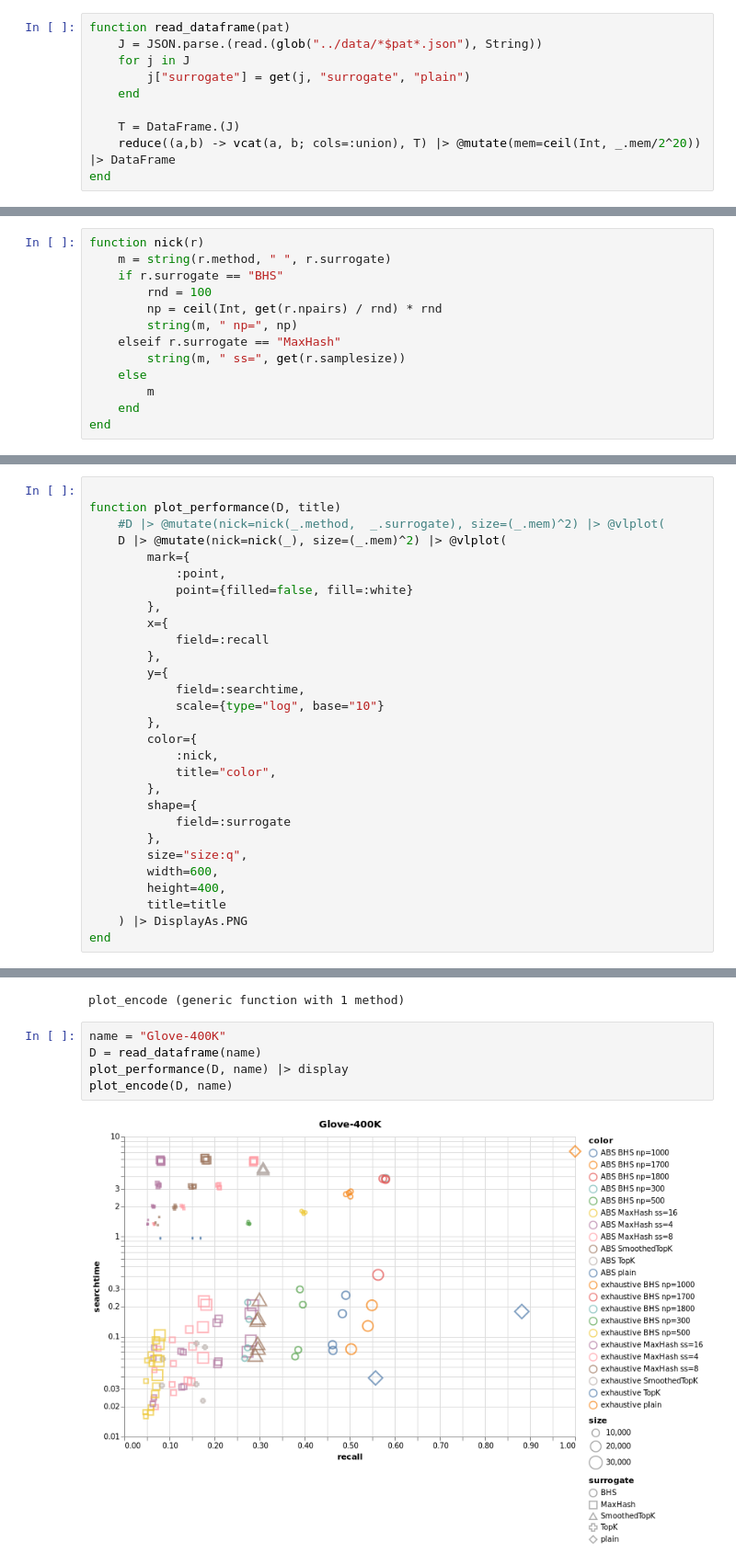
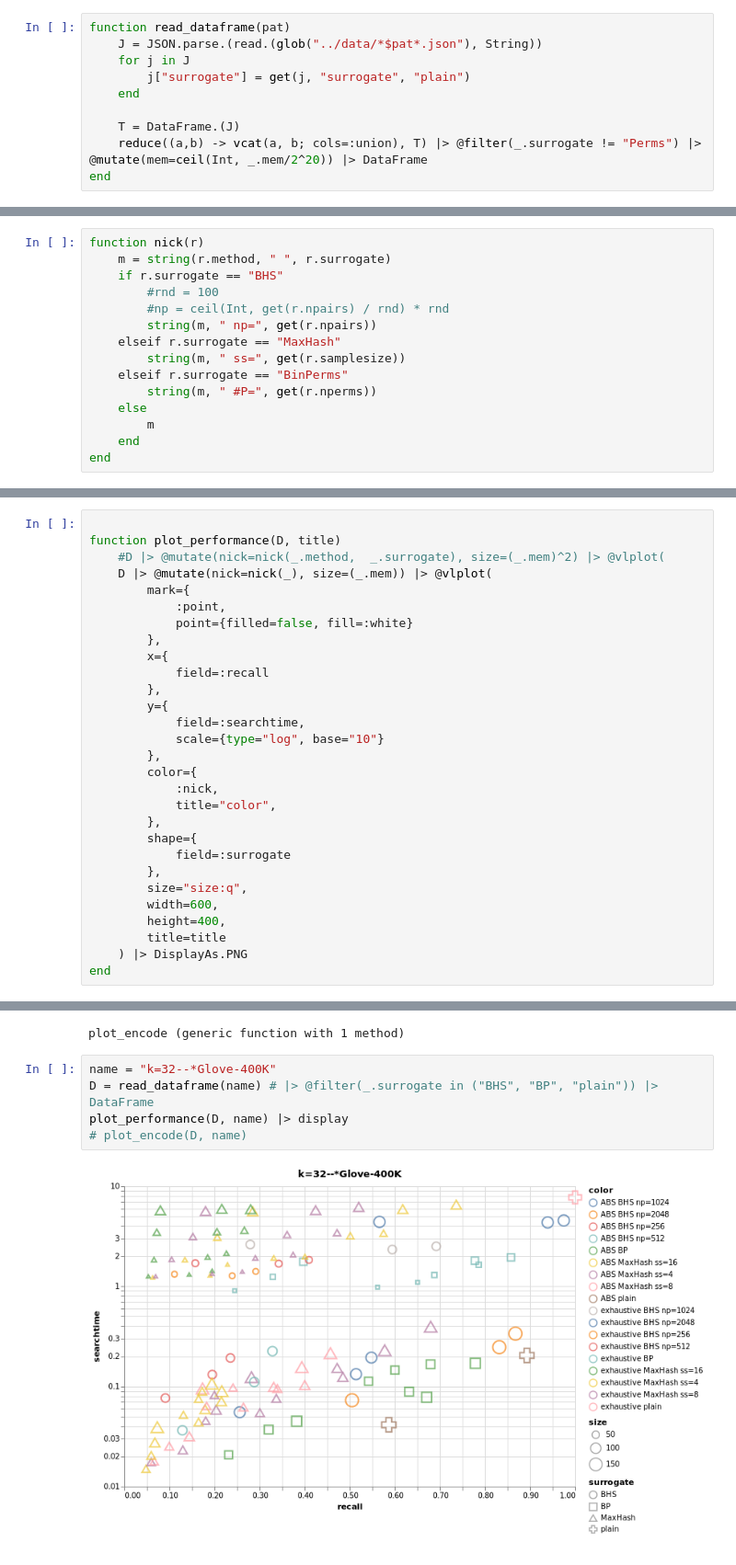
Before and after one commit to sadit/SurrogatedDistanceModels.jl, a Jupyter notebook: notebooks/vis.ipynb, the cells around one changed output, grey strips where cells are left out. Shown: that part at 92% size. Drawn from its saved outputs; the diff is of its cells as text.

Commit message:
add support for references' based surrogates

```diff
--- a/notebooks/vis.ipynb
+++ b/notebooks/vis.ipynb
@@ -13,7 +60,7 @@ function read_dataframe(pat)
     end
 
     T = DataFrame.(J)
-    reduce((a,b) -> vcat(a, b; cols=:union), T) |> @mutate(mem=ceil(Int, _.mem/2^20)) |> DataFrame
+    reduce((a,b) -> vcat(a, b; cols=:union), T) |> @filter(_.surrogate != "Perms") |> @mutate(mem=ceil(Int, _.mem/2^20)) |> DataFrame
 end
 # %% [output]
 read_dataframe (generic function with 1 method)
@@ -21,11 +68,13 @@ read_dataframe (generic function with 1 method)
 function nick(r)
     m = string(r.method, " ", r.surrogate)
     if r.surrogate == "BHS"
-        rnd = 100
-        np = ceil(Int, get(r.npairs) / rnd) * rnd
-        string(m, " np=", np)
+        #rnd = 100
+        #np = ceil(Int, get(r.npairs) / rnd) * rnd
+        string(m, " np=", get(r.npairs))
     elseif r.surrogate == "MaxHash"
         string(m, " ss=", get(r.samplesize))
+    elseif r.surrogate == "BinPerms"
+        string(m, " #P=", get(r.nperms))
     else
         m
     end
@@ -36,7 +85,7 @@ nick (generic function with 1 method)
 
 function plot_performance(D, title)
     #D |> @mutate(nick=nick(_.method,  _.surrogate), size=(_.mem)^2) |> @vlplot(
-    D |> @mutate(nick=nick(_), size=(_.mem)^2) |> @vlplot(
+    D |> @mutate(nick=nick(_), size=(_.mem)) |> @vlplot(
         mark={
             :point,
             point={filled=false, fill=:white}
@@ -93,9 +142,9 @@ end
 # %% [output]
 plot_encode (generic function with 1 method)
 # %%
-name = "Glove-400K"
-D = read_dataframe(name)
+name = "k=32--*Glove-400K"
+D = read_dataframe(name) # |> @filter(_.surrogate in ("BHS", "BP", "plain")) |> DataFrame
 plot_performance(D, name) |> display
-plot_encode(D, name)
+# plot_encode(D, name)
 # %% [output]
-[figure, old version]
+[figure, new version]
```
Also changed, not shown: parts of 5 cells of this notebook, 15 other files.
